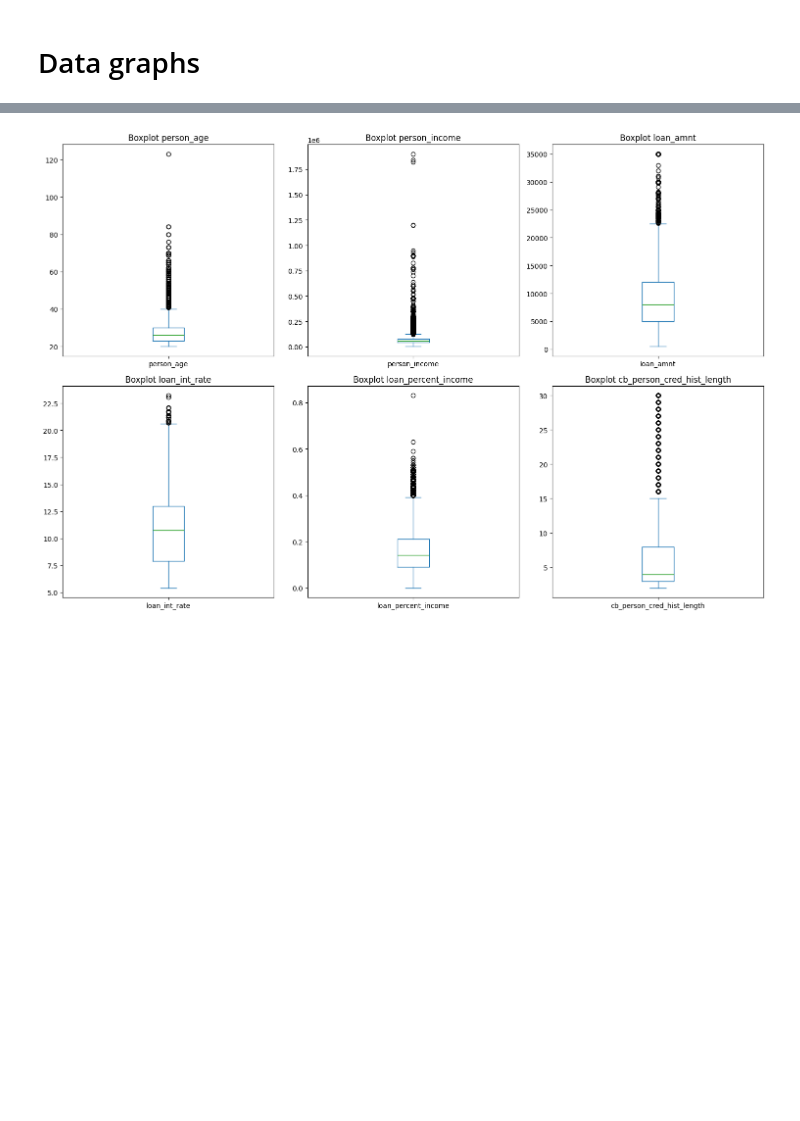
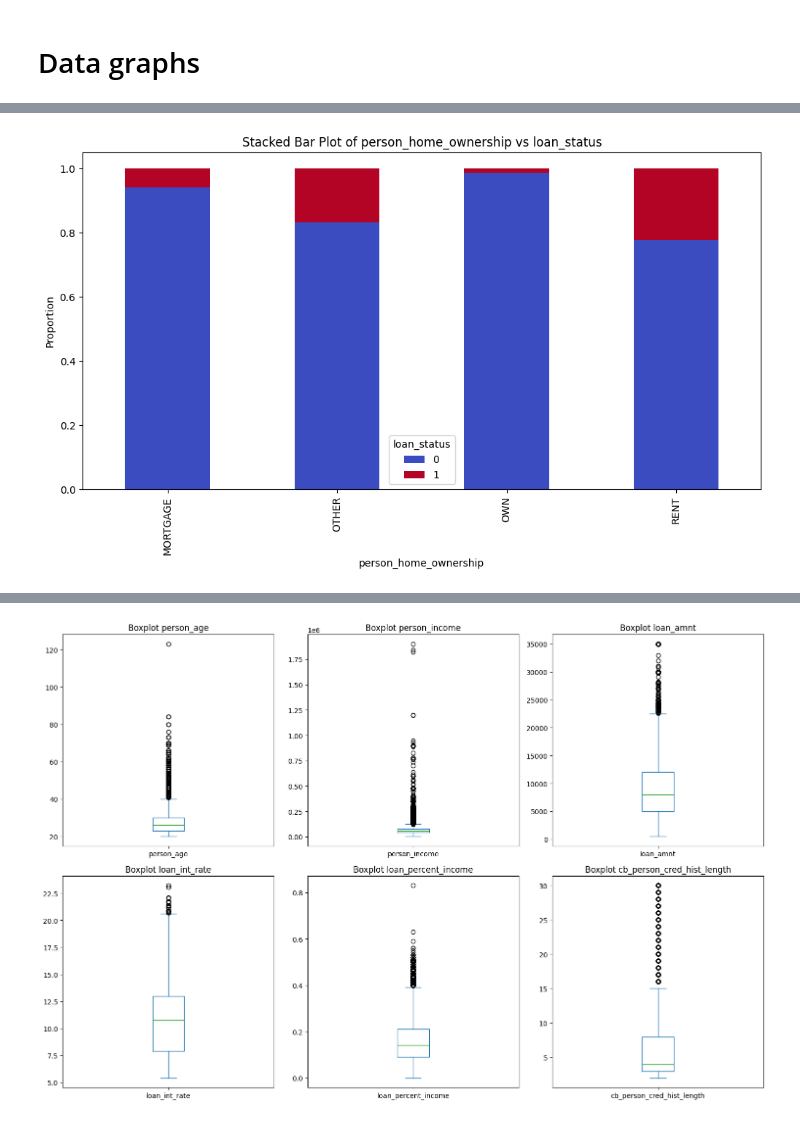
Before and after one commit to GriPet12/mfai_project, a Jupyter notebook: mfai.ipynb, the cells around one changed output, grey strips where cells are left out. Cells and saved outputs as stored; diff of their text form; code cells hidden in the pictures; blank space fills up the shorter version.

```diff
--- a/mfai.ipynb
+++ b/mfai.ipynb
@@ -77,0 +69,4 @@ plt.gca().spines[['top', 'right']].set_visible(False)
+# %%
+stacked_bar_plot(df_train, 'person_home_ownership')
+# %% [output]
+[figure, added]
```
Also changed, not shown: parts of 11 cells of this notebook.
